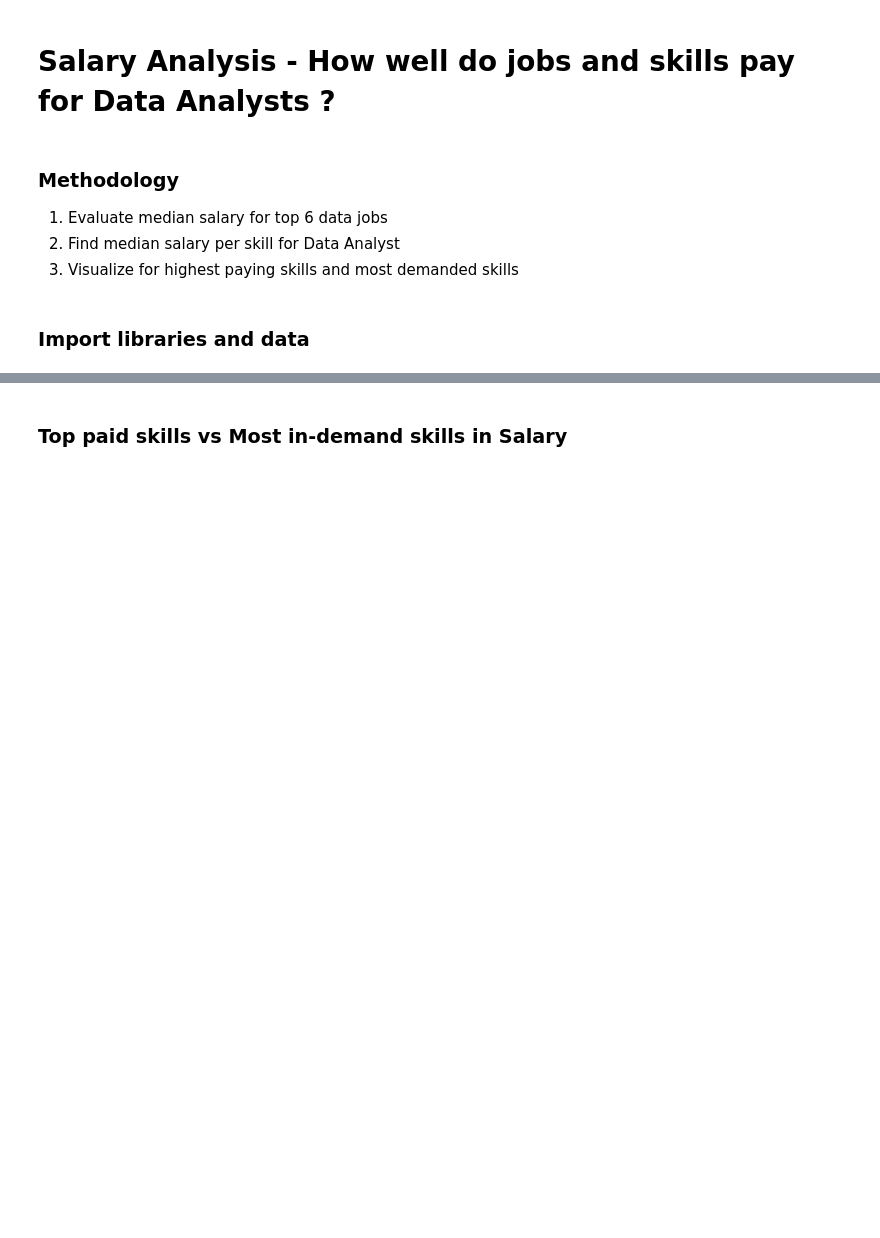
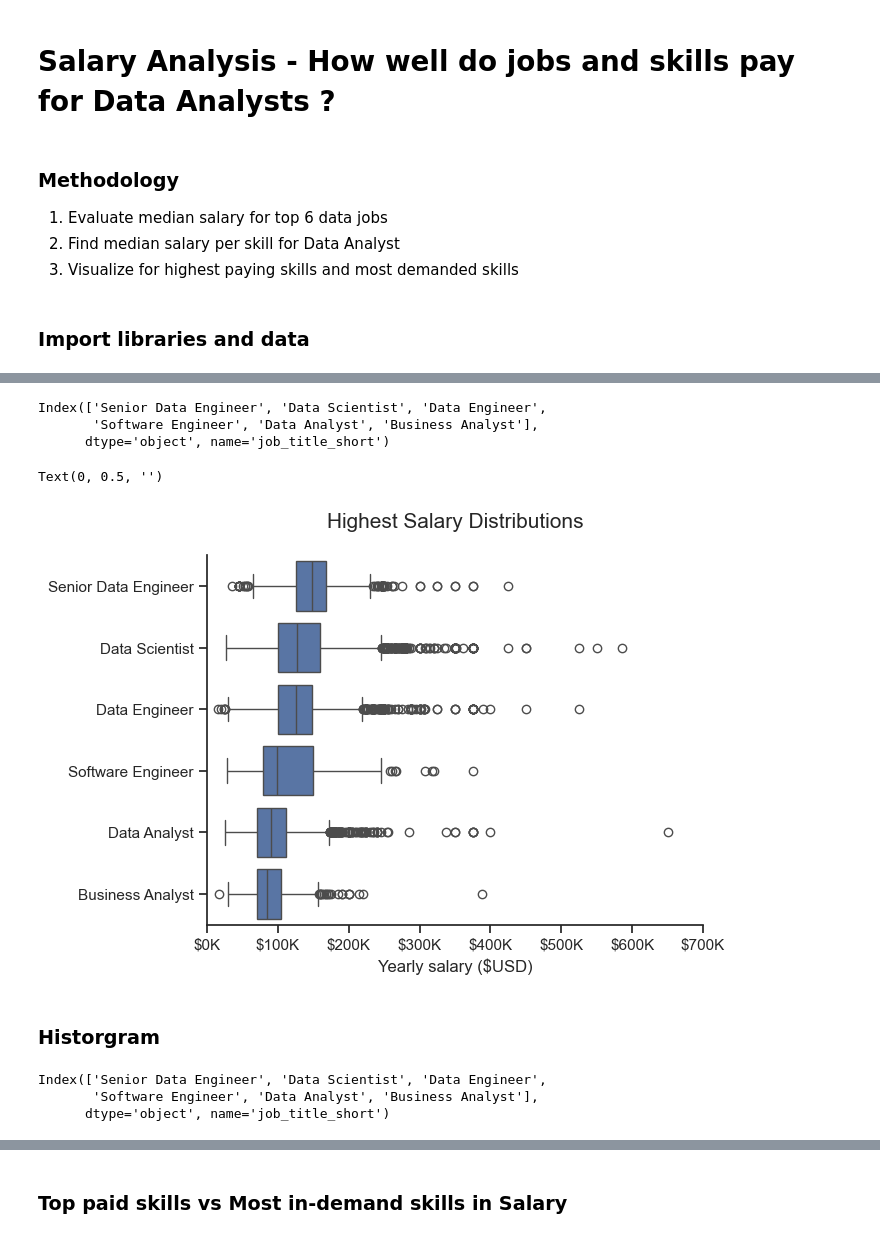
Before and after one commit to duyanvuong/python_data_project, a Jupyter notebook: 03_Projects/04_Salary_Analysis.ipynb, the cells around one changed output, grey strips where cells are left out. Saved outputs shown, nothing was run; the diff lists cells and outputs as text; code cells hidden in the pictures; blank space fills up the shorter version.

```diff
--- a/03_Projects/04_Salary_Analysis.ipynb
+++ b/03_Projects/04_Salary_Analysis.ipynb
@@ -24,0 +27,4 @@ df['job_skills'] = df['job_skills'].apply(lambda skill: ast.literal_eval(skill)
+# %%
+df_salary_distributions = df.copy()
+top_roles = df_salary_distributions['job_title_short'].value_counts().head(6).index.tolist()
+top_roles
@@ -24,0 +38,3 @@ df['job_skills'] = df['job_skills'].apply(lambda skill: ast.literal_eval(skill)
+# %%
+df_top_roles = df_salary_distributions[df['job_title_short'].isin(top_roles)]
+df_top_roles
@@ -24,0 +73,37 @@ df['job_skills'] = df['job_skills'].apply(lambda skill: ast.literal_eval(skill)
+# %%
+job_order = df_salary_top_roles.groupby('job_title_short')['salary_year_avg'].median().sort_values(ascending=False).index
+job_order
+# %% [output]
+Index(['Senior Data Engineer', 'Data Scientist', 'Data Engineer',
+       'Software Engineer', 'Data Analyst', 'Business Analyst'],
+      dtype='object', name='job_title_short')
+# %%
+# Plotting
+sns.boxplot(
+    data=df_salary_top_roles,
+    x='salary_year_avg',
+    y='job_title_short',
+    order=job_order
+)
+
+# Formatting the plot
+sns.despine()
+sns.set_theme(style='ticks')
+plt.gca().xaxis.set_major_formatter(plt.FuncFormatter(lambda x,pos: f"${int(x/1000)}K"))
+plt.xlim(0,700000)
+plt.title('Highest Salary Distributions', fontsize=15, pad=20)
+plt.xlabel('Yearly salary ($USD)')
+plt.ylabel('')
+# %% [output]
+Text(0, 0.5, '')
+[figure, added]
+# %% [markdown]
+### Historgram
+# %%
+# Sorting job titles by yearly median salary
+job_titles = df_salary_top_roles.groupby('job_title_short')['salary_year_avg'].median().sort_values(ascending=False).index
+job_titles
+# %% [output]
+Index(['Senior Data Engineer', 'Data Scientist', 'Data Engineer',
+       'Software Engineer', 'Data Analyst', 'Business Analyst'],
+      dtype='object', name='job_title_short')
```
Also changed, not shown: parts of 19 cells of this notebook, 7 other files.
